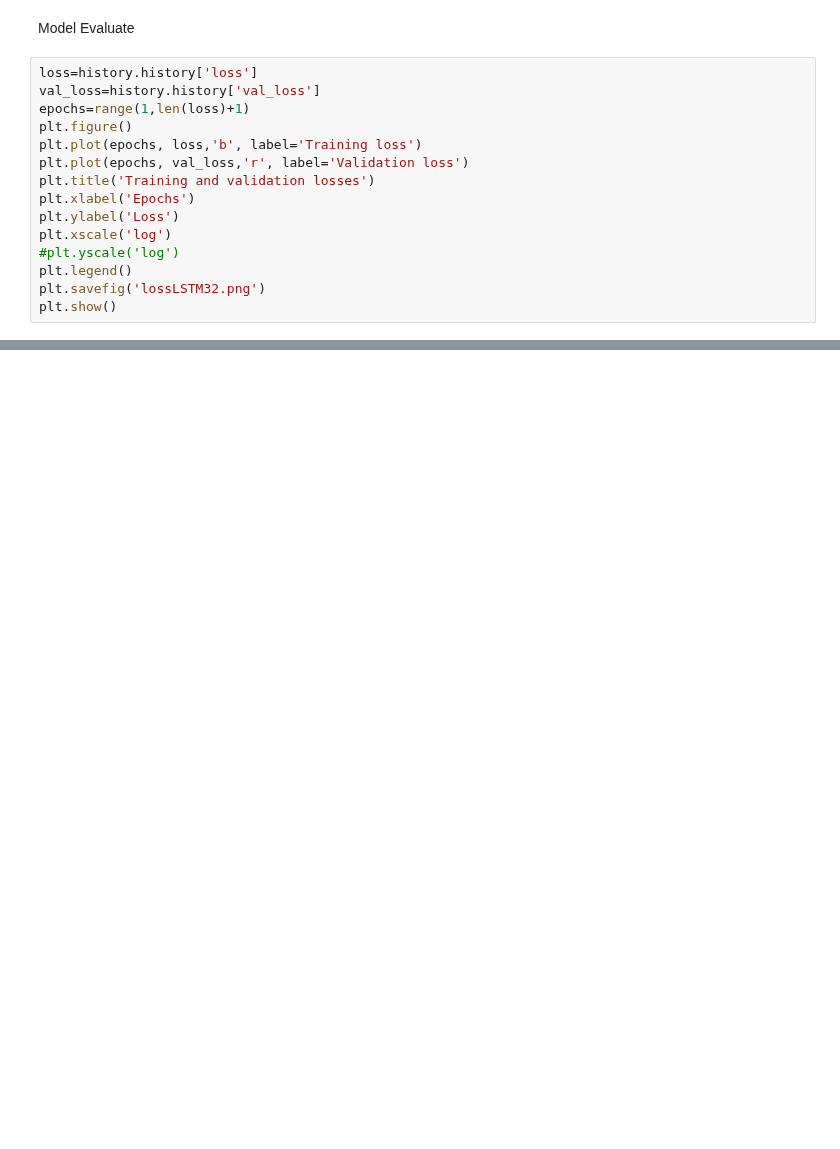
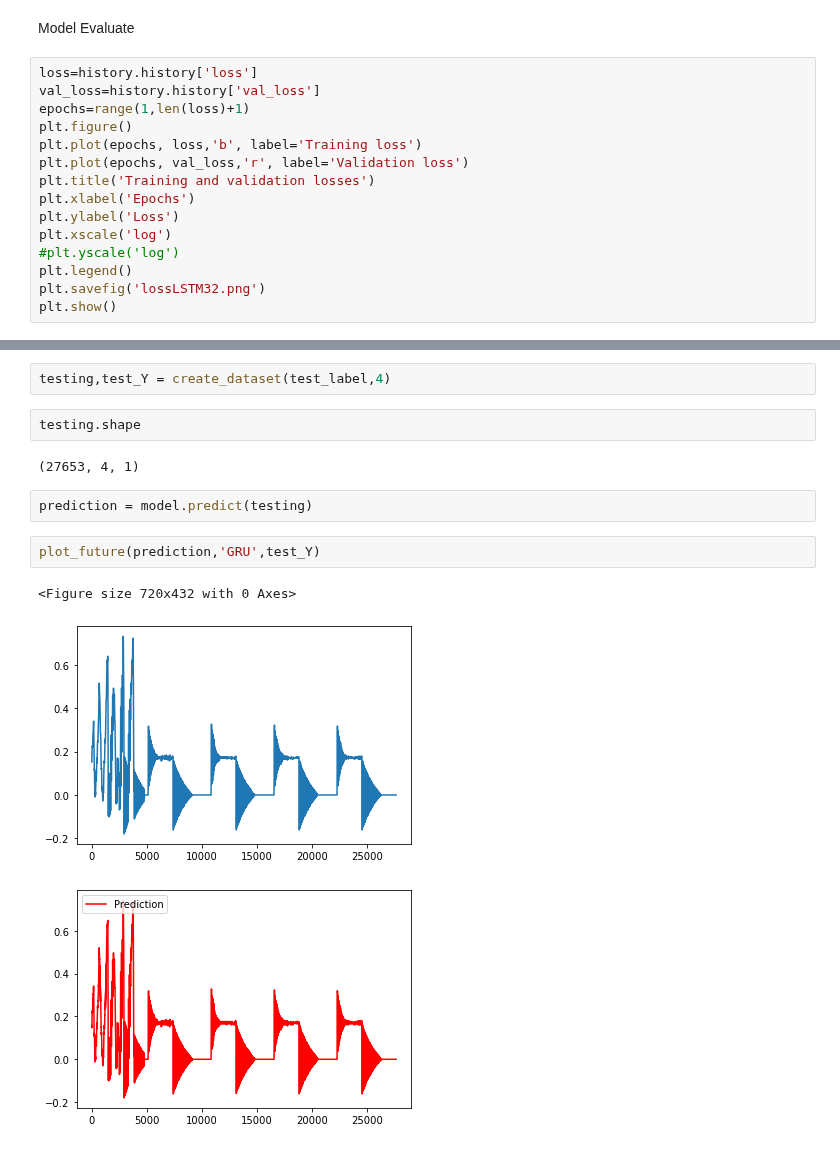
Before and after one commit to jorgebre98/Trabajo_Final_Graduacion, a Jupyter notebook: Mimetizadora_tensor.ipynb, the cells around one changed output, grey strips where cells are left out. Saved outputs shown, nothing was run; the diff lists cells and outputs as text; blank space fills up the shorter version.

```diff
--- a/Mimetizadora_tensor.ipynb
+++ b/Mimetizadora_tensor.ipynb
@@ -261,0 +363,14 @@ plt.show()
+# %%
+testing,test_Y = create_dataset(test_label,4)
+# %%
+testing.shape
+# %% [output]
+(27653, 4, 1)
+# %%
+prediction = model.predict(testing)
+# %%
+plot_future(prediction,'GRU',test_Y)
+# %% [output]
+<Figure size 720x432 with 0 Axes>
+[figure, added]
+[figure, added]
```
Also changed, not shown: parts of 16 cells of this notebook, 1 other file.
